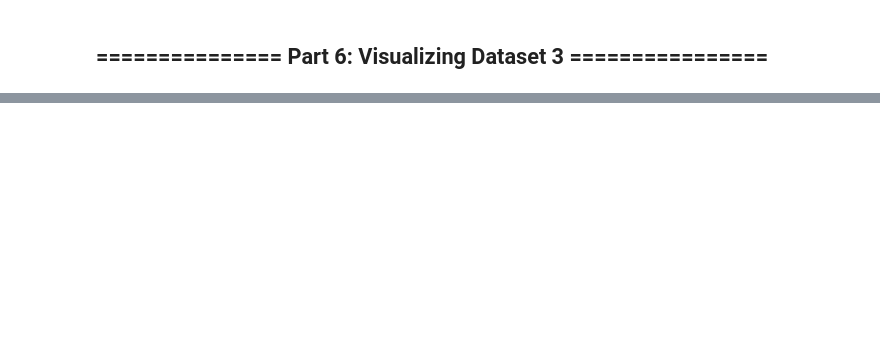
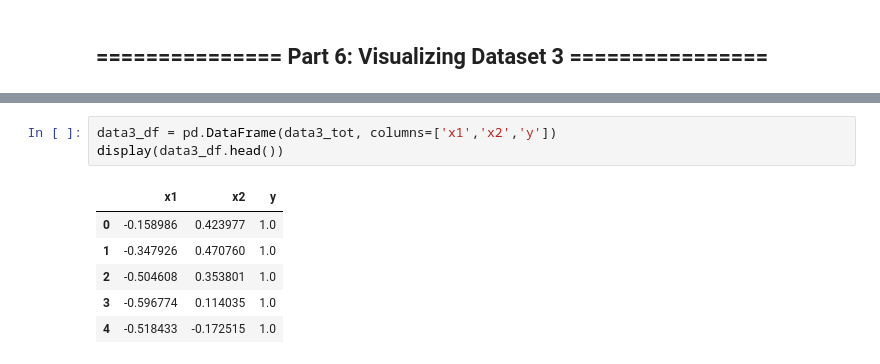
Before and after one commit to calvar/courseraML, a Jupyter notebook: Ex6/python/ex6.ipynb, the cells around one changed output, grey strips where cells are left out. Saved outputs shown, nothing was run; the diff lists cells and outputs as text; blank space fills up the shorter version.

```diff
--- a/Ex6/python/ex6.ipynb
+++ b/Ex6/python/ex6.ipynb
@@ -296,0 +309,10 @@ sns.scatterplot(data=supportA_df, ax=ax[1], x='x1', y='x2', hue='y', style='y').
+# %%
+data3_df = pd.DataFrame(data3_tot, columns=['x1','x2','y'])
+display(data3_df.head())
+# %% [output]
+|  | x1 | x2 | y |
+| 0 | -0.158986 | 0.423977 | 1.0 |
+| 1 | -0.347926 | 0.470760 | 1.0 |
+| 2 | -0.504608 | 0.353801 | 1.0 |
+| 3 | -0.596774 | 0.114035 | 1.0 |
+| 4 | -0.518433 | -0.172515 | 1.0 |
```
Also changed, not shown: parts of 15 cells of this notebook, 4 other files.
